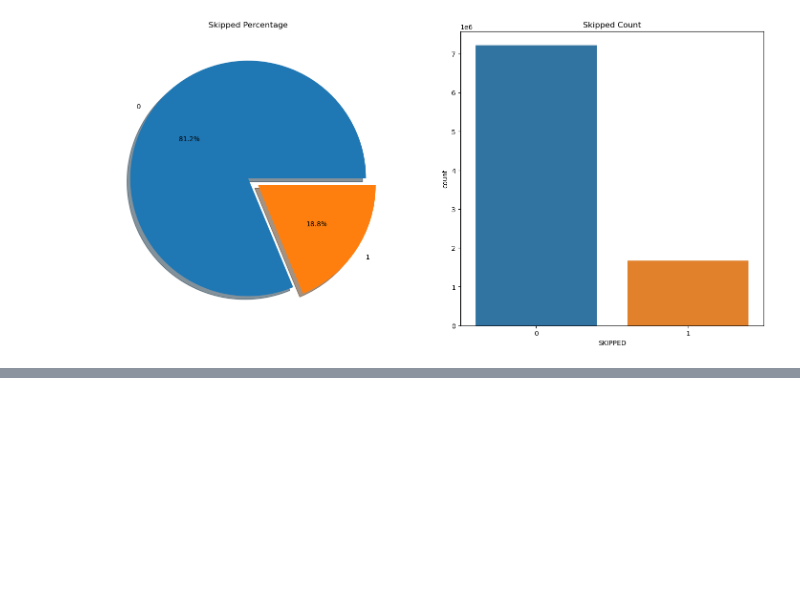
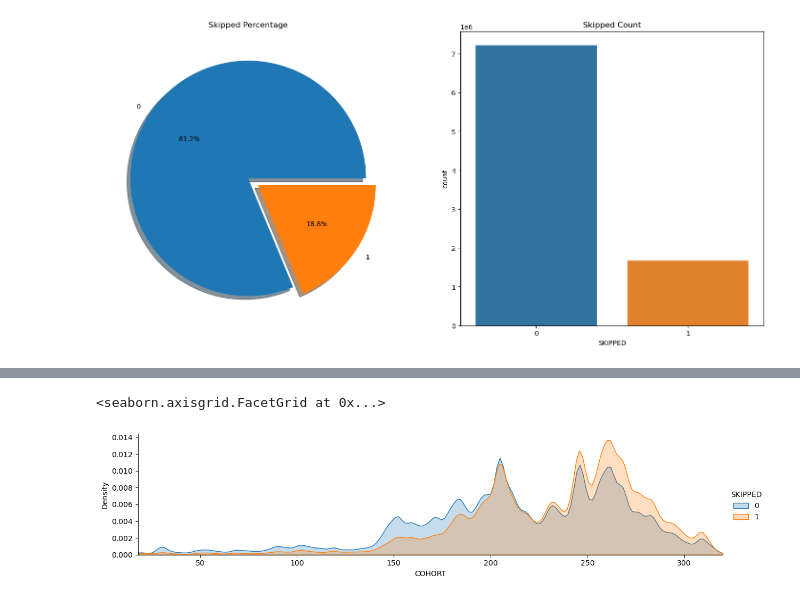
Before and after one commit to mindyng/Take-Homes, a Jupyter notebook: tovala-lead-ba-take-home-challenge.ipynb, the cells around one changed output, grey strips where cells are left out. Cells and saved outputs as stored; diff of their text form; code cells hidden in the pictures; blank space fills up the shorter version.

```diff
--- a/tovala-lead-ba-take-home-challenge.ipynb
+++ b/tovala-lead-ba-take-home-challenge.ipynb
@@ -387,0 +435,8 @@ plt.show()
+# %%
+a = sns.FacetGrid( cts_cols, hue = 'SKIPPED', aspect=4 )
+a.map(sns.kdeplot, 'COHORT', shade= True )
+a.set(xlim=(cts_cols['COHORT'].min() , cts_cols['COHORT'].max()))
+a.add_legend()
+# %% [output]
+<seaborn.axisgrid.FacetGrid at 0x...>
+[figure, added]
```
Also changed, not shown: parts of 9 cells of this notebook.
